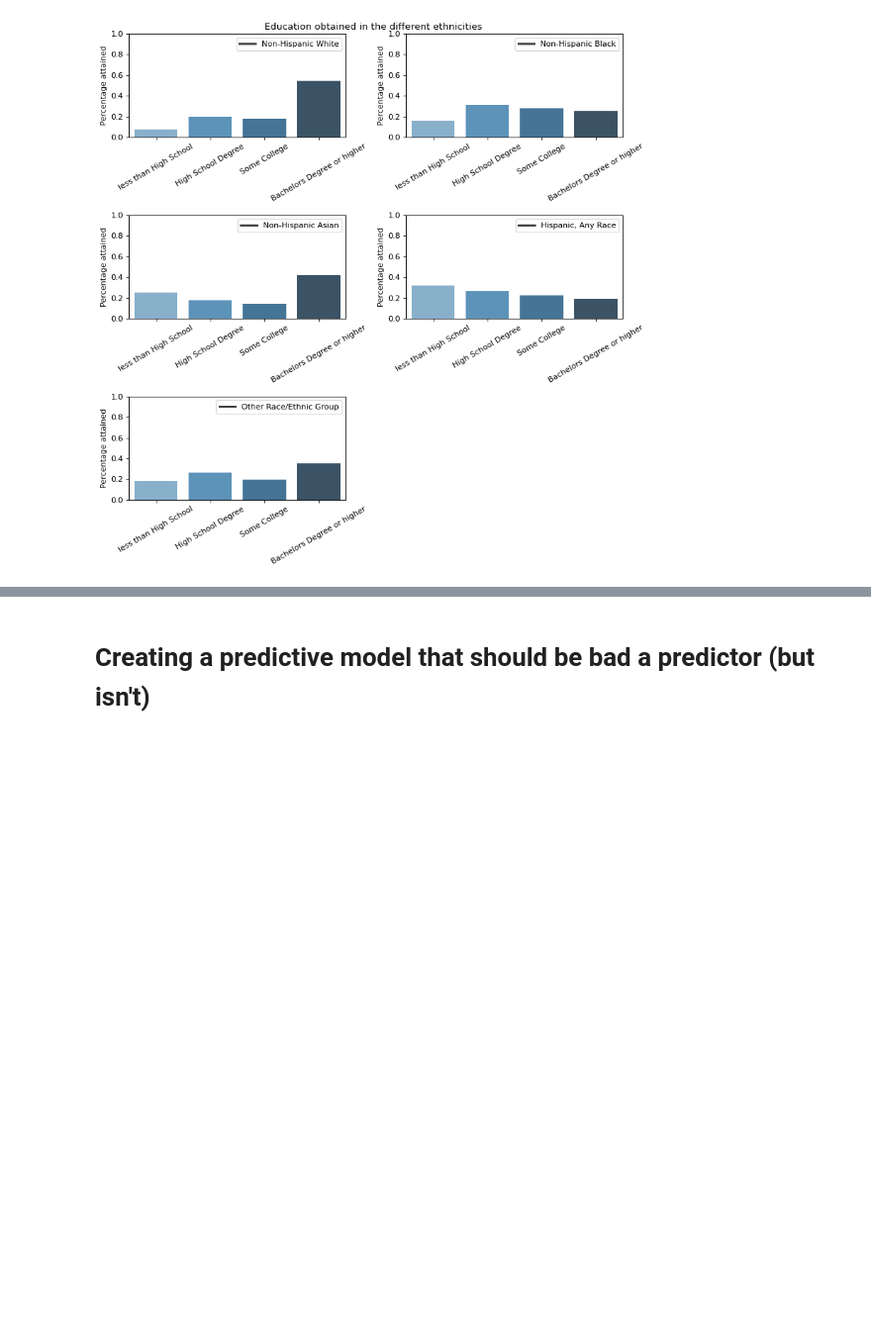
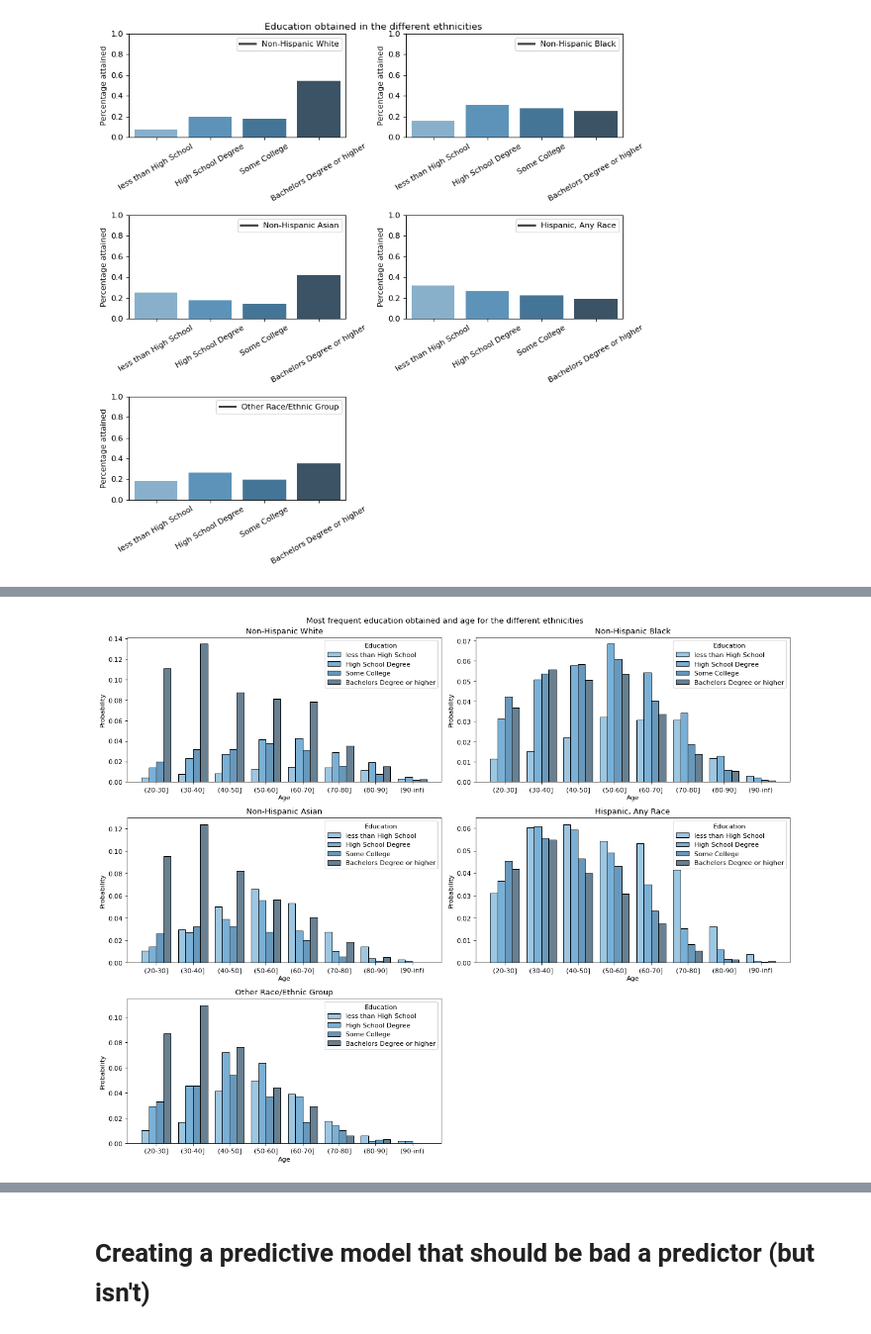
Before and after one commit to MiaMiya/NYC_Education, a Jupyter notebook: _sources/Report.ipynb, the cells around one changed output, grey strips where cells are left out. Shown at 99% size. Saved outputs shown, nothing was run; the diff lists cells and outputs as text; code cells hidden in the pictures; blank space fills up the shorter version.

```diff
--- a/_sources/Report.ipynb
+++ b/_sources/Report.ipynb
@@ -164,0 +208,31 @@ plt.show()
+# %%
+### AGE, ethicicity and education
+hue_order_edu = list(EducAttain_map.values())
+figure(figsize=(15, 12), dpi=80)
+i = 1
+for eth in list(Ethnicity_map.keys()):
+    plt.subplot(3, 2, i)
+    data_temp =  data_adult[data_adult['Ethnicity'] == eth]
+    #data_temp['EducAttain'].replace([1,2,3,4],['less than High School','High School Degree','Some College','Bachelors Degree or higher'],inplace=True)
+    temp_col = data_temp['EducAttain'].map(EducAttain_map)
+    data_temp.insert(1, "Education", temp_col, True)
+    #age_edu = {}
+    #for age in list(set(data_temp['AGEP'])):
+    #    age_edu[age] = data_temp.loc[data_temp['AGEP']==age,'EducAttain'].mode()
+
+    ax = sns.histplot(x = 'AgeGroup',hue = 'Education', data = pd.DataFrame(data_temp), multiple="dodge", shrink=.8,palette="Blues_d", stat='probability',
+        hue_order=hue_order_edu)
+    plt.title(Ethnicity_map[eth])
+    #ax.legend(loc='upper center', bbox_to_anchor=(0.5, 1.05),
+    #      ncol=3, fancybox=True, shadow=True,labels=[Ethnicity_map[eth]])
+    #ax.legend(loc='upper center', bbox_to_anchor=(0.5, -0.05),
+    #      fancybox=True, shadow=True, ncol=5, labels=[Ethnicity_map[eth]])
+    plt.xlabel('Age')
+    #plt.ylabel('Education')
+    #plt.ylim(0,5)
+    i += 1
+plt.suptitle('Most frequent education obtained and age for the different ethnicities')
+plt.tight_layout()
+plt.show()
+# %% [output]
+[figure, added]
```
Also changed, not shown: parts of 18 cells of this notebook, 12 other files.
